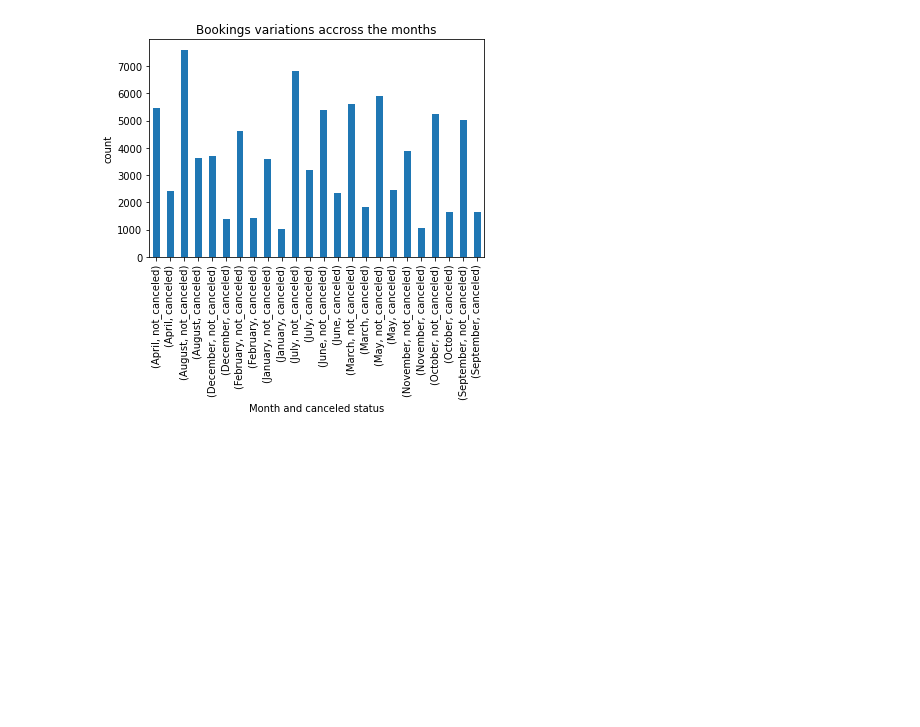
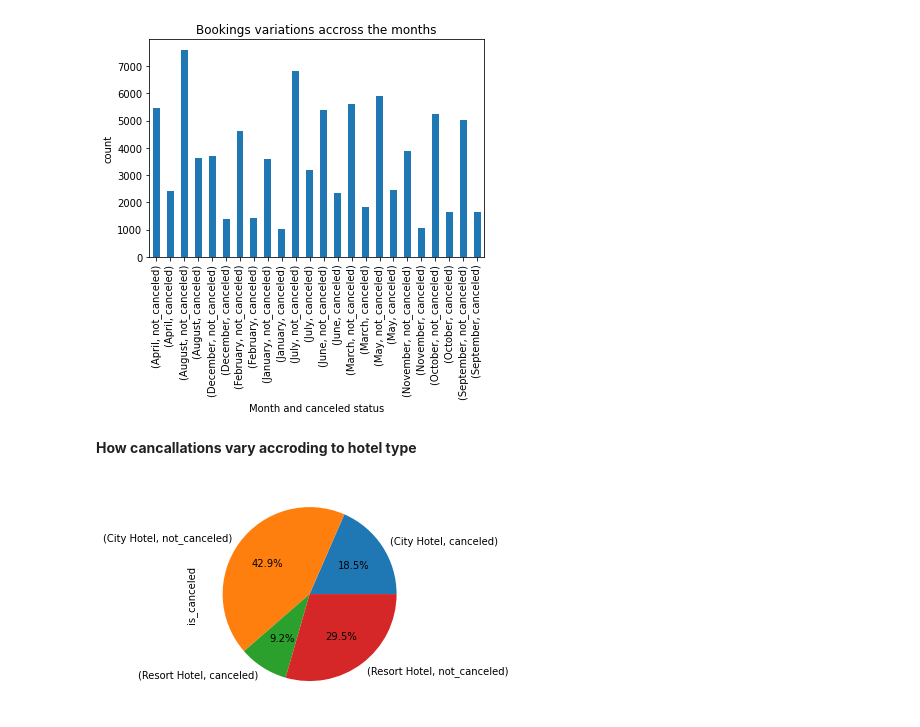
Before and after one commit to saurabhdaund76/Hotel-Booking-Analysis, a Jupyter notebook: Hotel_Booking_Analysis.ipynb, the cells around one changed output. Cells and saved outputs as stored; diff of their text form; code cells hidden in the pictures; blank space fills up the shorter version.

```diff
--- a/Hotel_Booking_Analysis.ipynb
+++ b/Hotel_Booking_Analysis.ipynb
@@ -443,3 +443,11 @@ plt.ylabel('count')
 # %% [output]
 Text(0, 0.5, 'count')
 [figure]
+# %% [markdown]
+**How cancallations vary accroding to hotel type**
+# %%
+# here we simply groupby two variables with single variable to plot piechart to get clear vision about the hotel type and cacncalations
+
+cancalations_by_month= df.groupby(['hotel','is_canceled'])['is_canceled'].count().plot(kind='pie' , autopct='%1.1f%%')
+# %% [output]
+[figure, added]
```
Also changed, not shown: parts of 3 cells of this notebook.
